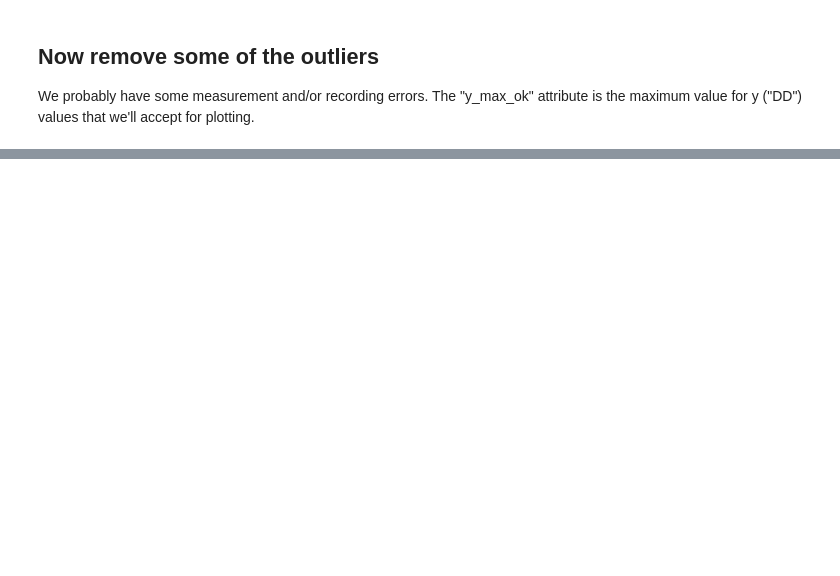
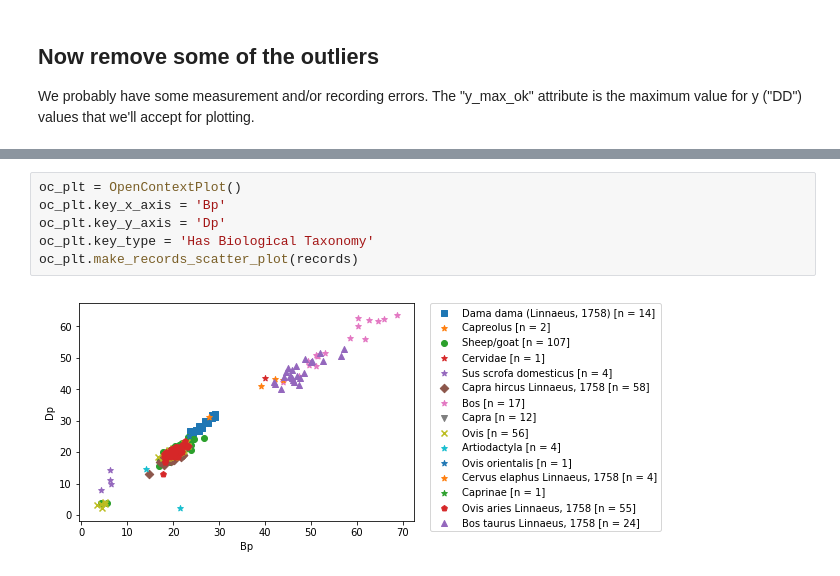
Before and after one commit to ekansa/open-context-jupyter, a Jupyter notebook: notebooks/Open Context Measurements.ipynb, the cells around one changed output, grey strips where cells are left out. Drawn from its saved outputs; the diff is of its cells as text; blank space fills up the shorter version.

Commit message:
Added another measurement plot

```diff
--- a/notebooks/Open Context Measurements.ipynb
+++ b/notebooks/Open Context Measurements.ipynb
@@ -267,0 +268,8 @@ oc_plt.make_records_scatter_plot(records)
+# %%
+oc_plt = OpenContextPlot()
+oc_plt.key_x_axis = 'Bp'
+oc_plt.key_y_axis = 'Dp'
+oc_plt.key_type = 'Has Biological Taxonomy'
+oc_plt.make_records_scatter_plot(records)
+# %% [output]
+[figure, added]
```
Also changed, not shown: parts of 2 cells of this notebook.
